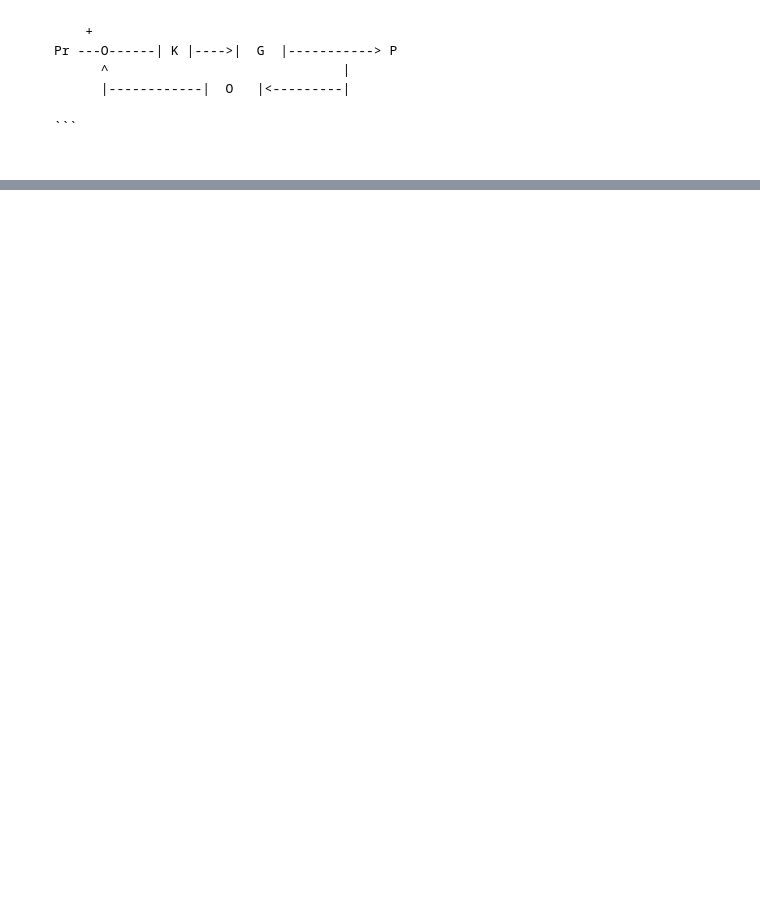
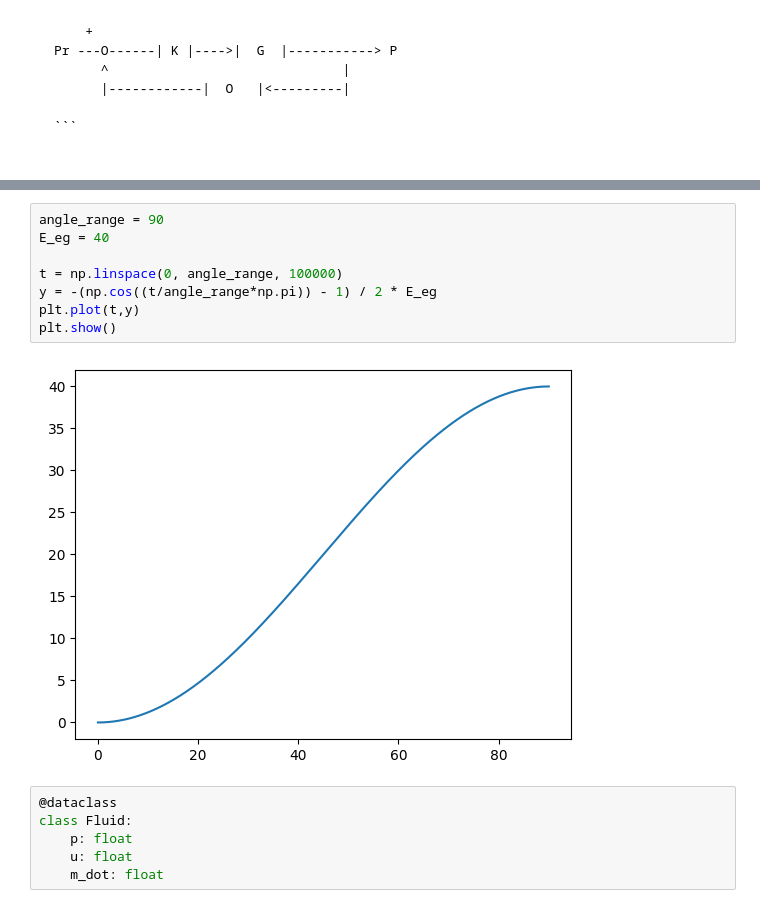
Before and after one commit to Cesium-Lab/gnc, a Jupyter notebook: control/cmfv/test.ipynb, the cells around one changed output, grey strips where cells are left out. Saved outputs shown, nothing was run; the diff lists cells and outputs as text; blank space fills up the shorter version.

```diff
--- a/control/cmfv/test.ipynb
+++ b/control/cmfv/test.ipynb
@@ -110,0 +118,16 @@ plt.show()
+# %%
+angle_range = 90
+E_eg = 40
+
+t = np.linspace(0, angle_range, 100000)
+y = -(np.cos((t/angle_range*np.pi)) - 1) / 2 * E_eg
+plt.plot(t,y)
+plt.show()
+# %% [output]
+[figure, added]
+# %%
+@dataclass
+class Fluid:
+    p: float
+    u: float
+    m_dot: float
```
Also changed, not shown: parts of 16 cells of this notebook.
